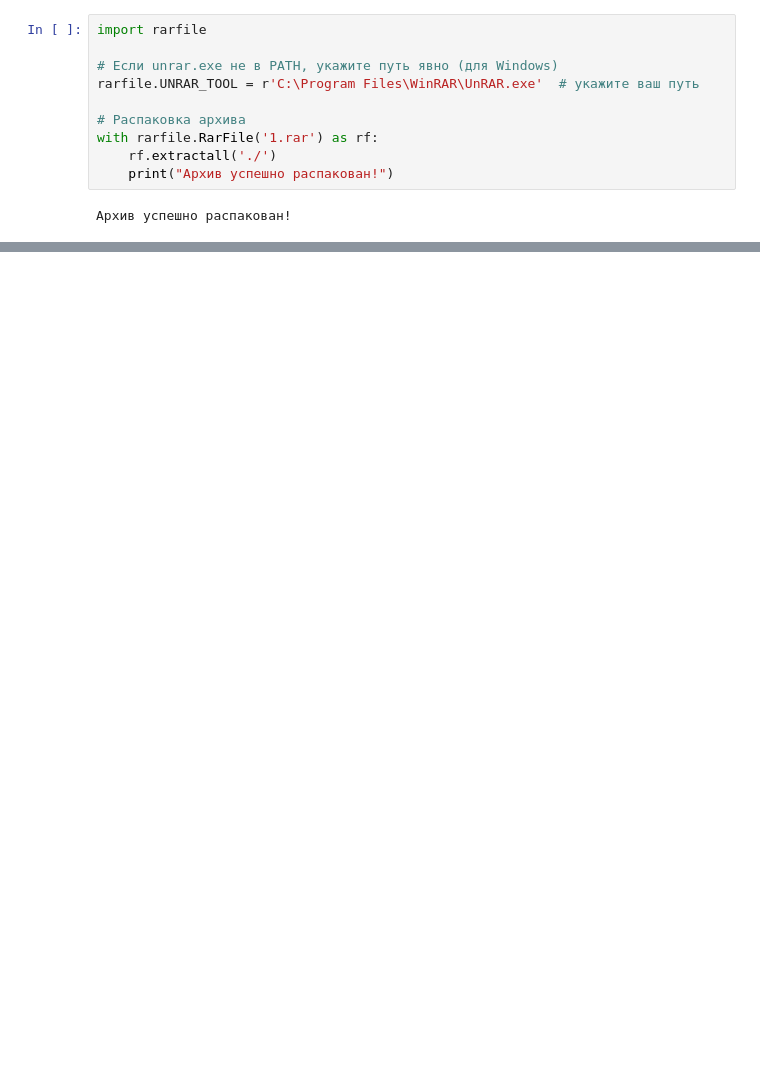
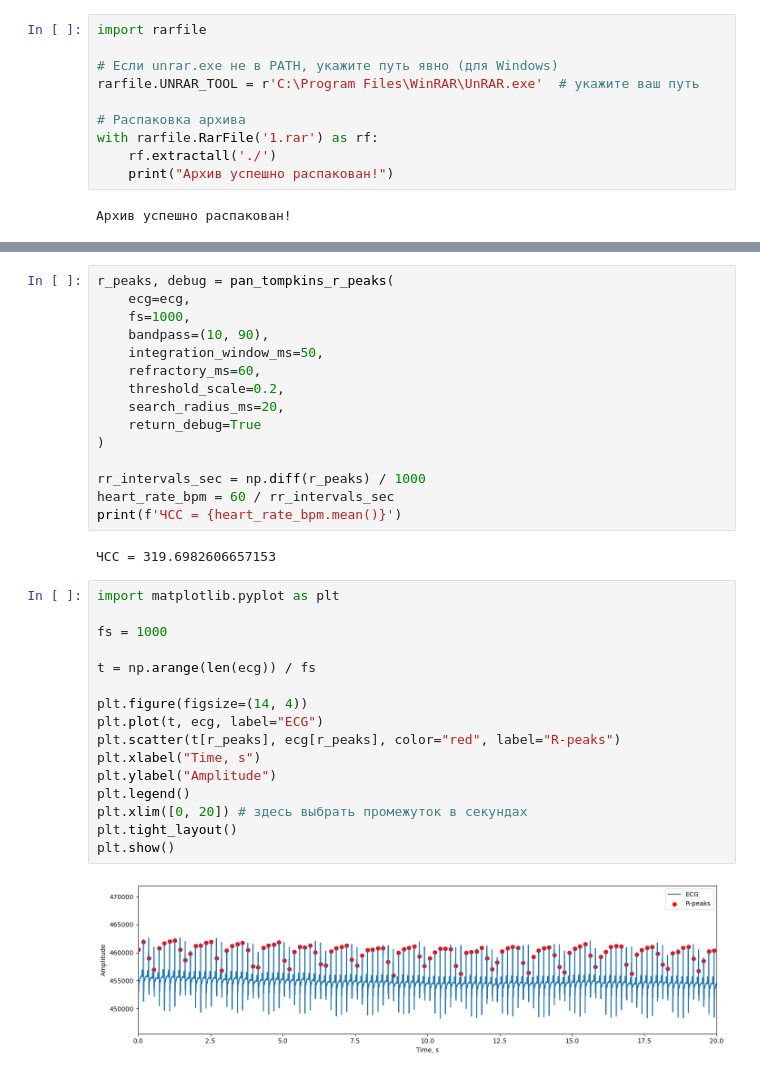
Before and after one commit to AndreiBatalov/Lab_Rats, a Jupyter notebook: lab_rats.ipynb, the cells around one changed output, grey strips where cells are left out. Saved outputs shown, nothing was run; the diff lists cells and outputs as text; blank space fills up the shorter version.

```diff
--- a/lab_rats.ipynb
+++ b/lab_rats.ipynb
@@ -762,0 +803,35 @@ C:\Users\mrfla\OneDrive\Documents\ИТМО\2 - Анализ медицински
+# %%
+r_peaks, debug = pan_tompkins_r_peaks(
+    ecg=ecg,
+    fs=1000,
+    bandpass=(10, 90),
+    integration_window_ms=50,
+    refractory_ms=60,
+    threshold_scale=0.2,
+    search_radius_ms=20,
+    return_debug=True
+)
+
+rr_intervals_sec = np.diff(r_peaks) / 1000
+heart_rate_bpm = 60 / rr_intervals_sec
+print(f'ЧСС = {heart_rate_bpm.mean()}')
+# %% [output]
+ЧСС = 319.6982606657153
+# %%
+import matplotlib.pyplot as plt
+
+fs = 1000
+
+t = np.arange(len(ecg)) / fs
+
+plt.figure(figsize=(14, 4))
+plt.plot(t, ecg, label="ECG")
+plt.scatter(t[r_peaks], ecg[r_peaks], color="red", label="R-peaks")
+plt.xlabel("Time, s")
+plt.ylabel("Amplitude")
+plt.legend()
+plt.xlim([0, 20]) # здесь выбрать промежуток в секундах
+plt.tight_layout()
+plt.show()
+# %% [output]
+[figure, added]
```
Also changed, not shown: parts of 8 cells of this notebook, 1 other file.
